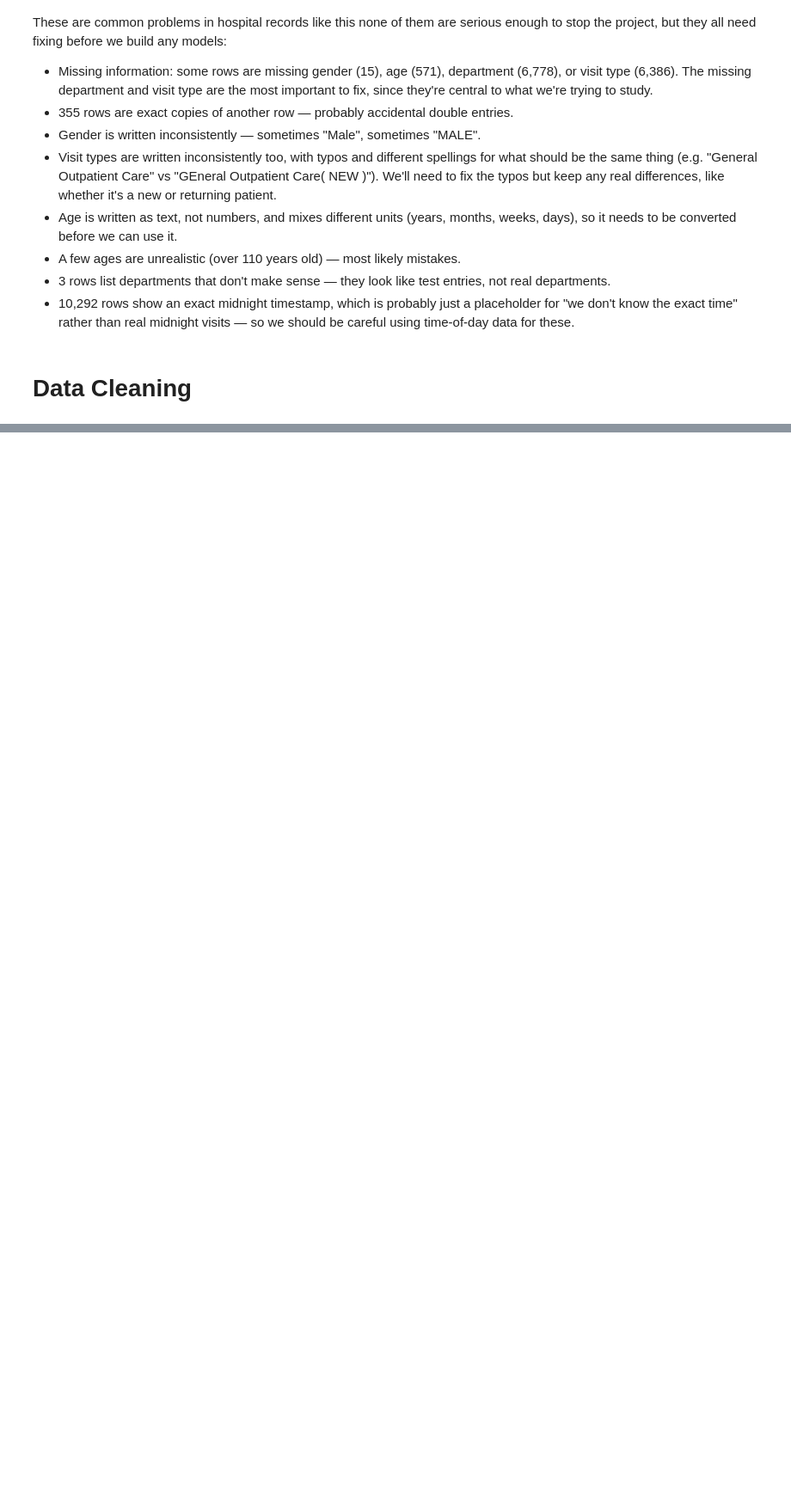
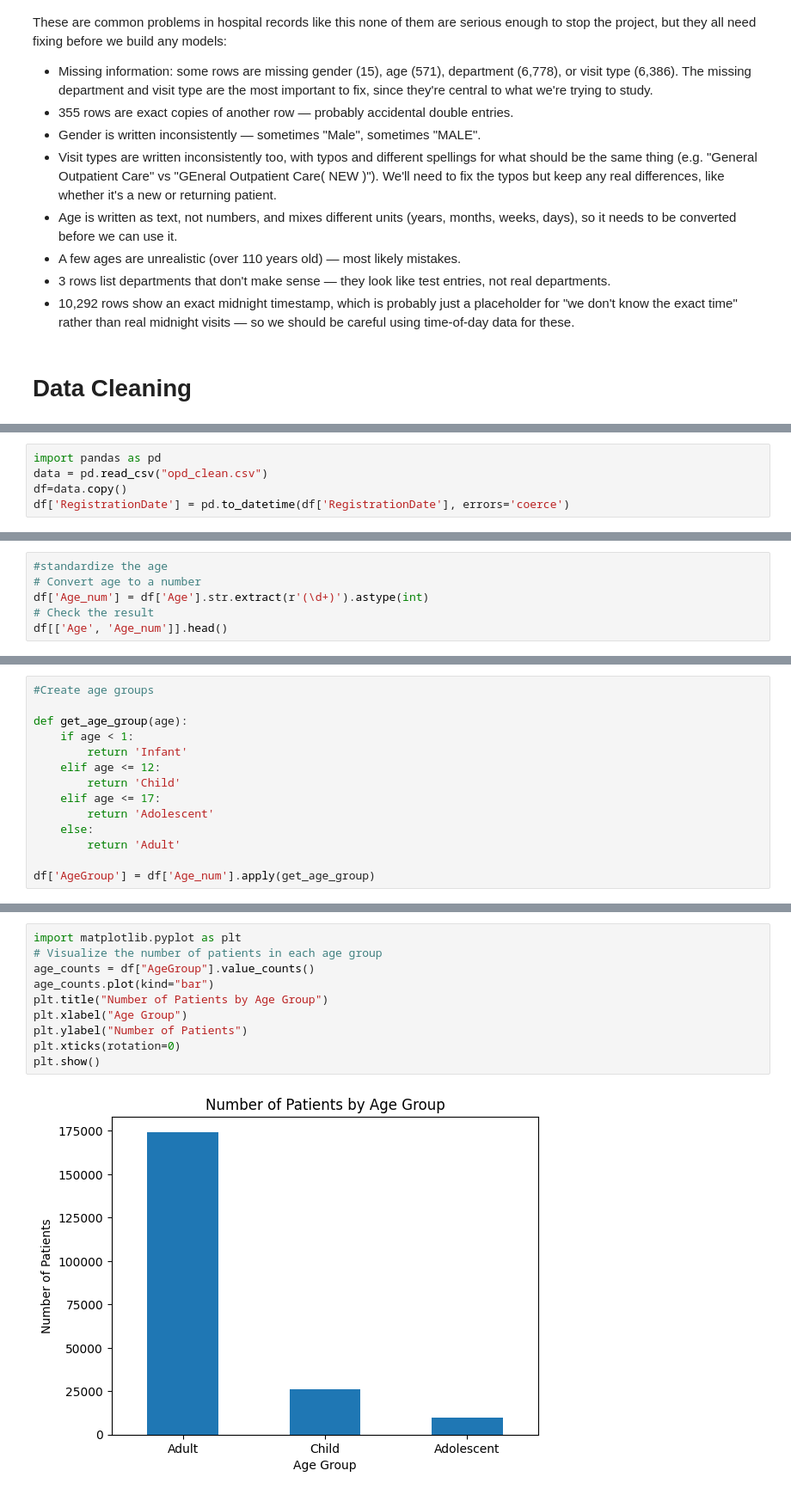
Before and after one commit to ViolaRono/AfyaFlow_AI, a Jupyter notebook: AfyaFlow.ipynb, the cells around one changed output, grey strips where cells are left out. Shown at 86% size. Drawn from its saved outputs; the diff is of its cells as text; blank space fills up the shorter version.

```diff
--- a/AfyaFlow.ipynb
+++ b/AfyaFlow.ipynb
@@ -451,0 +741,5 @@ These are common problems in hospital records like this none of them are serious
+# %%
+import pandas as pd
+data = pd.read_csv("opd_clean.csv")
+df=data.copy()
+df['RegistrationDate'] = pd.to_datetime(df['RegistrationDate'], errors='coerce')
@@ -451,0 +769,6 @@ These are common problems in hospital records like this none of them are serious
+# %%
+#standardize the age
+# Convert age to a number
+df['Age_num'] = df['Age'].str.extract(r'(\d+)').astype(int)
+# Check the result
+df[['Age', 'Age_num']].head()
@@ -451,0 +782,14 @@ These are common problems in hospital records like this none of them are serious
+# %%
+#Create age groups
+
+def get_age_group(age):
+    if age < 1:
+        return 'Infant'
+    elif age <= 12:
+        return 'Child'
+    elif age <= 17:
+        return 'Adolescent'
+    else:
+        return 'Adult'
+
+df['AgeGroup'] = df['Age_num'].apply(get_age_group)
@@ -451,0 +821,12 @@ These are common problems in hospital records like this none of them are serious
+# %%
+import matplotlib.pyplot as plt
+# Visualize the number of patients in each age group
+age_counts = df["AgeGroup"].value_counts()
+age_counts.plot(kind="bar")
+plt.title("Number of Patients by Age Group")
+plt.xlabel("Age Group")
+plt.ylabel("Number of Patients")
+plt.xticks(rotation=0)
+plt.show()
+# %% [output]
+[figure, added]
```
Also changed, not shown: parts of 92 cells of this notebook, 1 other file.
